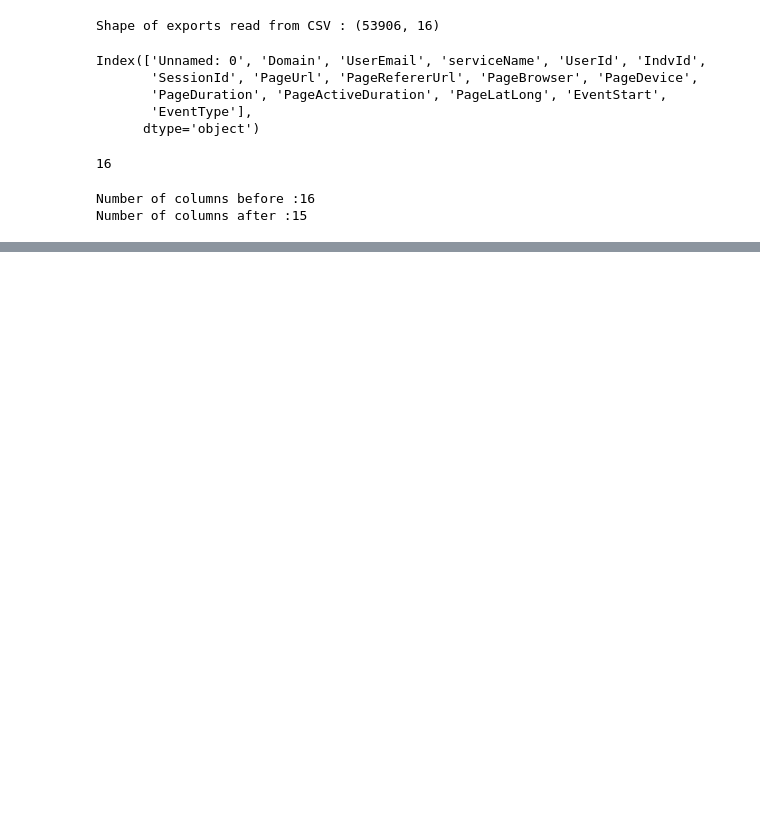
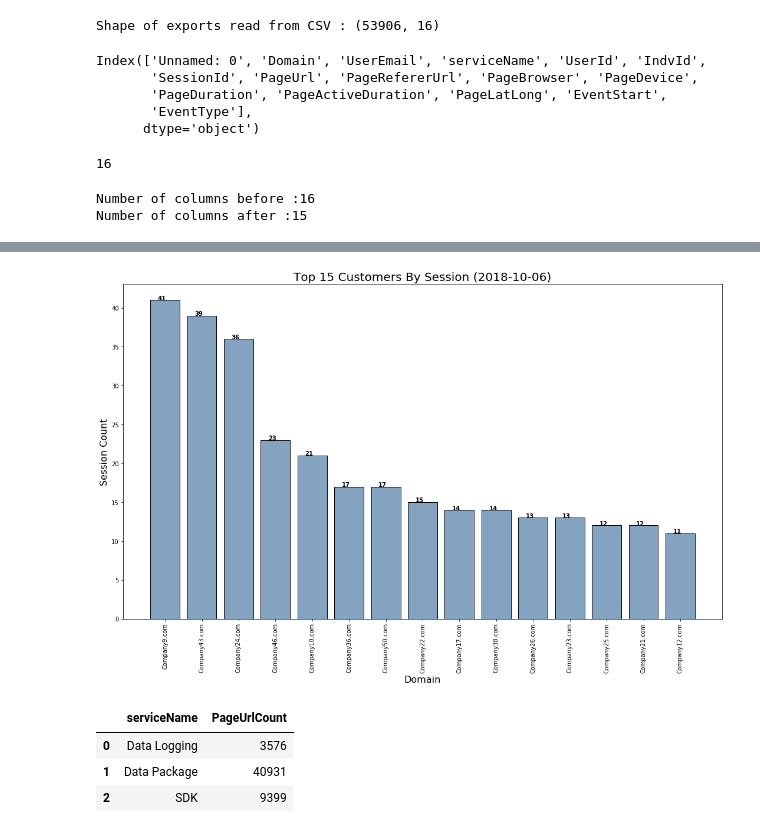
Before and after one commit to AnjaliMangal/MQL-Project-Main, a Jupyter notebook: LoadExternalDataAndWork.ipynb, the cells around one changed output, grey strips where cells are left out. Drawn from its saved outputs; the diff is of its cells as text; code cells hidden in the pictures; blank space fills up the shorter version.

```diff
--- a/LoadExternalDataAndWork.ipynb
+++ b/LoadExternalDataAndWork.ipynb
@@ -46,0 +73,14 @@ external_customers_df.head()
+# %%
+# AS Cell
+
+# Setting data for Active Customers by Session
+
+df_groupby_session = external_customers_df.groupby(["Domain"])['UserId'].nunique()
+df_groupby_session = df_groupby_session.sort_values(ascending=False)
+company_bysession_df = df_groupby_session.reset_index(['Domain'])
+company_bysession_df = company_bysession_df.rename(columns={"UserId": "SessionCount"})
+# Saving in another df in case we need to use it later  --Can be removed later
+company_bysession_df_saved = company_bysession_df
+# Removing outliers
+company_bysession_df = company_bysession_df[company_bysession_df['SessionCount']>2]
+company_bysession_df.head()
@@ -46,0 +94,6 @@ external_customers_df.head()
+# %%
+# AS Cell
+
+## Top 15 Active Cutomers By Session
+company_bysession_df = company_bysession_df.head(15)
+company_bysession_df
@@ -46,0 +124,38 @@ external_customers_df.head()
+# %%
+# AS Cell
+
+# Visually answering Top 15 Customers by Sessions
+
+# Plotting the graph
+plt.figure(figsize=(15,10))
+y_pos = np.arange(len(company_bysession_df["Domain"]))
+plt.bar(y_pos, company_bysession_df["SessionCount"], color=(0.2, 0.4, 0.6, 0.6), edgecolor = 'black' )
+plt.xticks(y_pos, company_bysession_df["Domain"], rotation='vertical')
+# Setting value label for each bar
+for i, v in enumerate(company_bysession_df["SessionCount"]):
+    plt.text(i-.20, v+.020, v, color='black', fontweight='bold')
+# Setting title, grid and X and Y axis labels
+plt.xlabel("Domain",fontsize=16)
+plt.ylabel("Session Count", fontsize=16)
+plt.title(f'Top 15 Customers By Session ({datetime.now().date()})', fontsize=20)
+plt.tight_layout()
+# Save Figure
+plt.savefig("../imgs/Top15CustomerBySession.png")
+plt.show()
+# %% [output]
+[figure, added]
+# %%
+# AS Cell
+
+## Now we need to answer most used service
+
+# Setting data for most used services
+most_used_services_df = external_customers_df.groupby(["serviceName"])["PageUrl"].count()
+most_used_services_df = most_used_services_df.reset_index(['serviceName'])
+most_used_services_df = most_used_services_df.rename(columns={"PageUrl": "PageUrlCount"})
+most_used_services_df
+# %% [output]
+|  | serviceName | PageUrlCount |
+| 0 | Data Logging | 3576 |
+| 1 | Data Package | 40931 |
+| 2 | SDK | 9399 |
```
Also changed, not shown: parts of 22 cells of this notebook, 3 other files.
